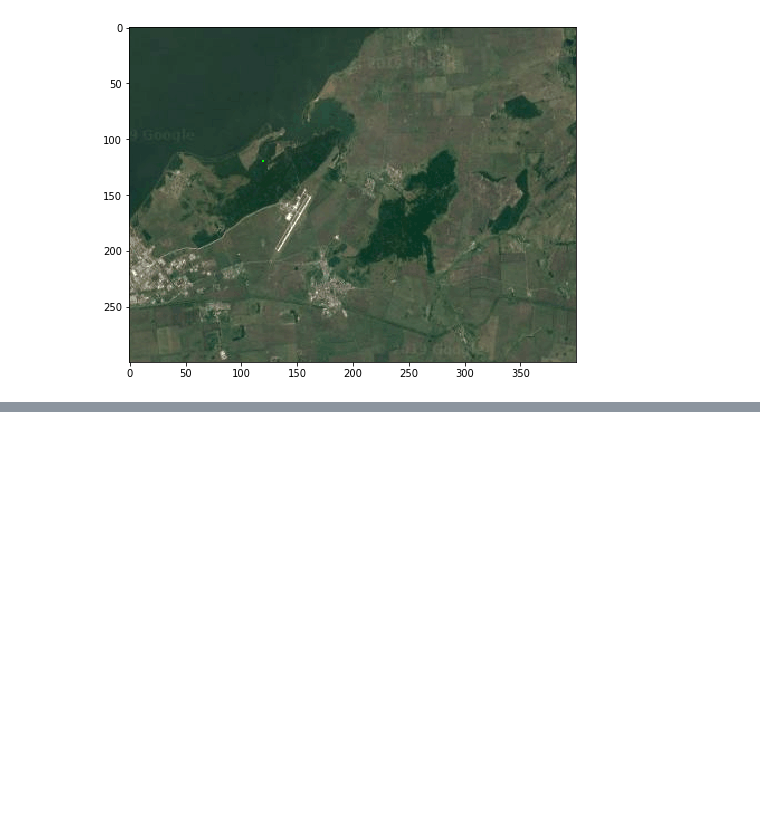
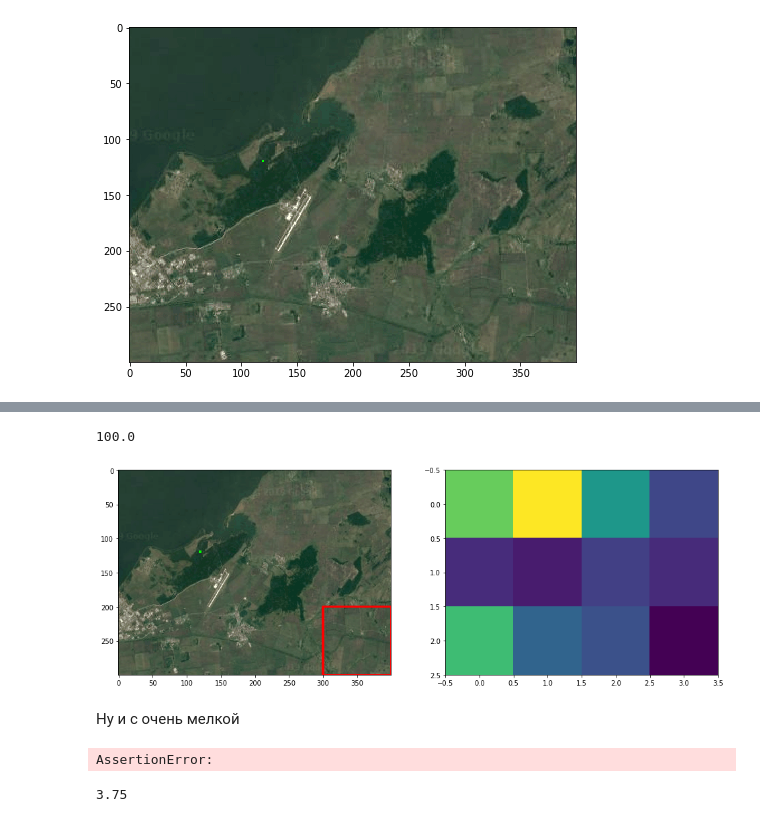
Before and after one commit to Vruchtel/Masters, a Jupyter notebook: circle_diagram_v2_TEST.ipynb, the cells around one changed output, grey strips where cells are left out. Drawn from its saved outputs; the diff is of its cells as text; code cells hidden in the pictures; blank space fills up the shorter version.

```diff
--- a/circle_diagram_v2_TEST.ipynb
+++ b/circle_diagram_v2_TEST.ipynb
@@ -238,0 +368,15 @@ plt.show()
+# %%
+left_bottom_lat = 54.3
+left_bottom_lon = 48.6
+bigger_side_blocks_count = 4
+
+img_cutted_satellite, bounds, tags, right_top_lat, right_top_lon = load_all_image_info(
+    left_bottom_lat=left_bottom_lat, left_bottom_lon=left_bottom_lon, data_path="jsons/42.json", image_path="images/42.png")
+# %%
+img_cd, agent_cd = create_diagrams(left_bottom_lat, left_bottom_lon, right_top_lat, right_top_lon, bounds, tags,
+                                   bigger_side_blocks_count, (120, 120))
+# %%
+%%time
+center_points, indexes, all_penalties = select_minimum_penalty_element_grid(img_cd, agent_cd)
+print(center_points)
+print(indexes)
@@ -238,0 +401,31 @@ plt.show()
+# %%
+agent_point = (120, 120)
+
+bigger_side = max(img_cutted_satellite.shape[0], img_cutted_satellite.shape[1])
+one_block_len = bigger_side / bigger_side_blocks_count
+print(one_block_len)
+half = one_block_len / 2
+
+all_penalties_reshaped = np.array(all_penalties).reshape(int(len(all_penalties) / bigger_side_blocks_count),
+                                                         bigger_side_blocks_count)
+
+img_result_show = img_cutted_satellite.copy()
+
+for center_point in center_points:
+    cv2.rectangle(img_result_show,
+                 (int(center_point[1] - half), int(center_point[0] - half)),
+                 (int(center_point[1] + half), int(center_point[0] + half)), (0, 0, 255), 2)
+img_result_show[agent_point[0] - 2: agent_point[0] + 2,
+                agent_point[1] - 2 : agent_point[1] + 2] = [[0, 255, 0] for _ in range(4)]
+
+plt.figure(figsize=(16, 20))
+plt.subplot(121)
+plt.imshow(cv2.cvtColor(img_result_show, cv2.COLOR_BGR2RGB))
+plt.subplot(122)
+plt.imshow(all_penalties_reshaped)
+plt.show()
+# %% [output]
+100.0
+[figure, added]
+# %% [markdown]
+Ну и с очень мелкой
@@ -238,0 +439,9 @@ plt.show()
+# %%
+img_cd, agent_cd = create_diagrams(left_bottom_lat, left_bottom_lon, right_top_lat, right_top_lon, bounds, tags,
+                                   bigger_side_blocks_count, (120, 120))
+# %% [output]
+AssertionError:
+# %%
+300 / 80
+# %% [output]
+3.75
```
Also changed, not shown: parts of 30 cells of this notebook, 3 other files.
